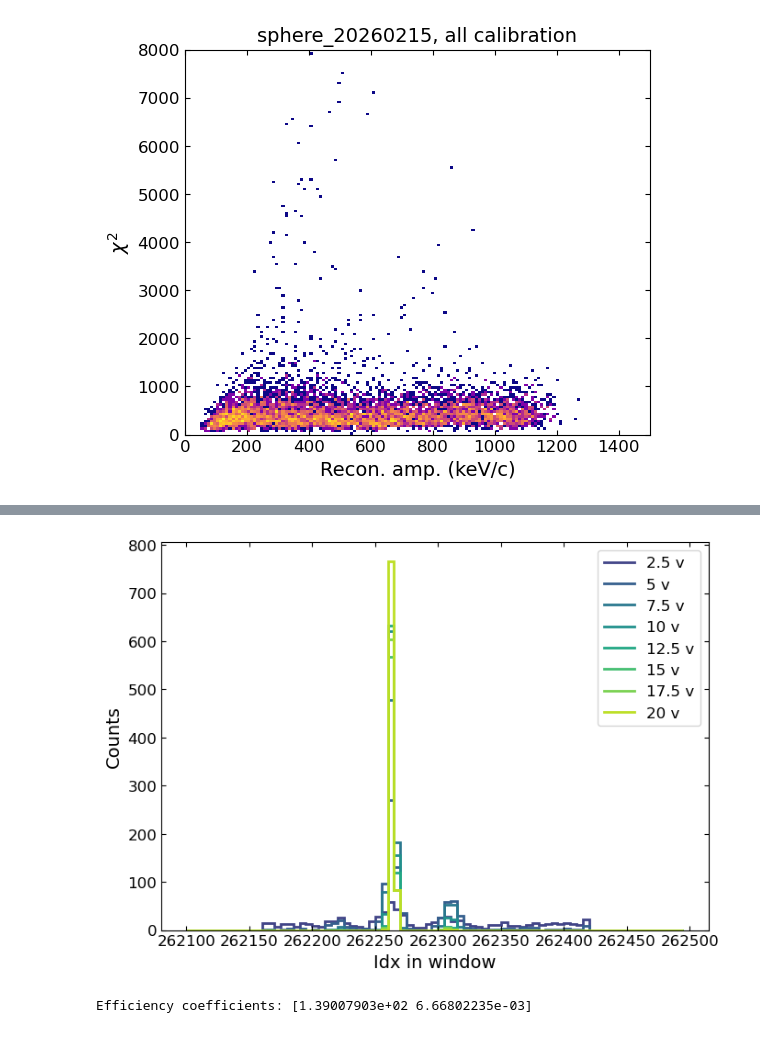
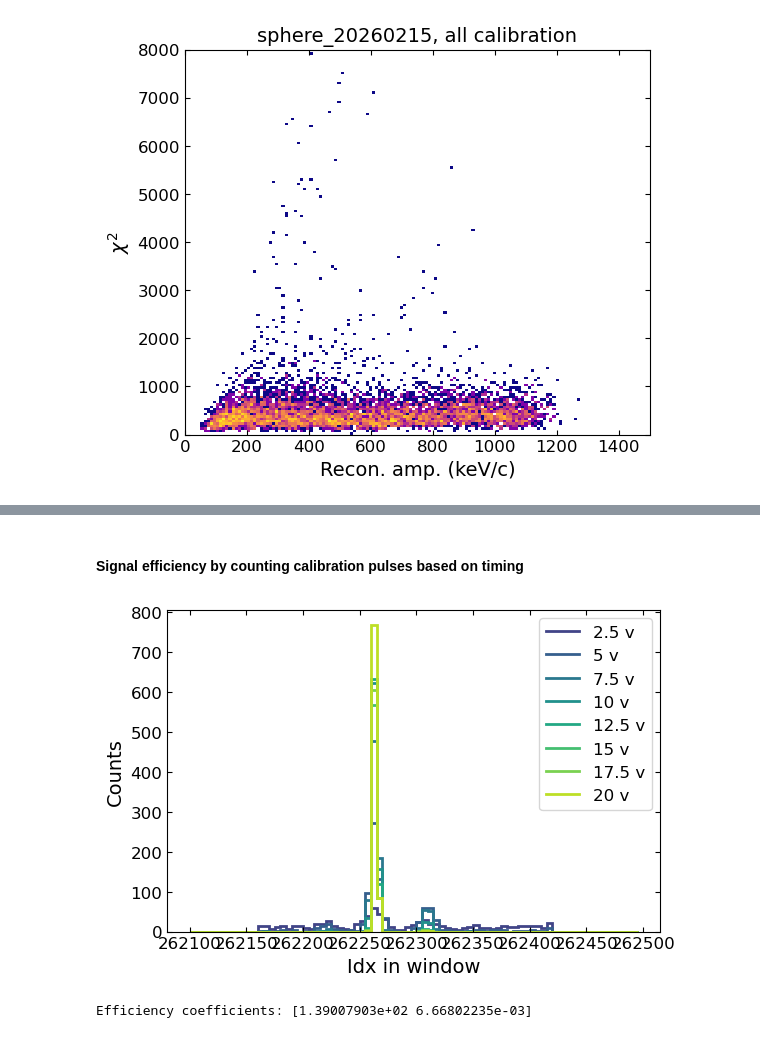
Before and after one commit to yuhants/gas_collisiions, a Jupyter notebook: analysis_notebooks/sphere_20260215/20260220_sphere_20260215_calibration.ipynb, the cells around one changed output, grey strips where cells are left out. Saved outputs shown, nothing was run; the diff lists cells and outputs as text; code cells hidden in the pictures.

```diff
--- a/analysis_notebooks/sphere_20260215/20260220_sphere_20260215_calibration.ipynb
+++ b/analysis_notebooks/sphere_20260215/20260220_sphere_20260215_calibration.ipynb
@@ -486,22 +509,24 @@ Text(0.5, 1.0, 'sphere_20260215, all calibration')
+# %% [markdown]
+#### Signal efficiency by counting calibration pulses based on timing
 # %%
 cmap = plt.colormaps.get_cmap('viridis')
 colors = cmap(np.linspace(0.2, 0.9, 8))
 
-fig, ax = plt.subplots(figsize=(7, 5))
+fig, ax = plt.subplots(figsize=(6, 4))
 bins = np.arange(262100, 262500, 5)
 bc = 0.5 * (bins[1:] + bins[:-1])
 hhs_all = []
 for i in range(8):
     hh, _ = np.histogram(good_indices_all_datasets[i], bins=bins)
     hhs_all.append(hh)
     ax.stairs(hh, edges=bins, color=colors[i], label=f'{voltages[i]} v', linewidth=2)
 
 ax.set_xlabel('Idx in window')
 ax.set_ylabel('Counts')
 ax.legend()
 fig.tight_layout()
 # %% [output]
-[figure, old version]
+[figure, new version]
 # %%
 from scipy.special import erf
 def func_eff(x, z, f):
```
Also changed, not shown: parts of 1 cell of this notebook, 6 other files.
